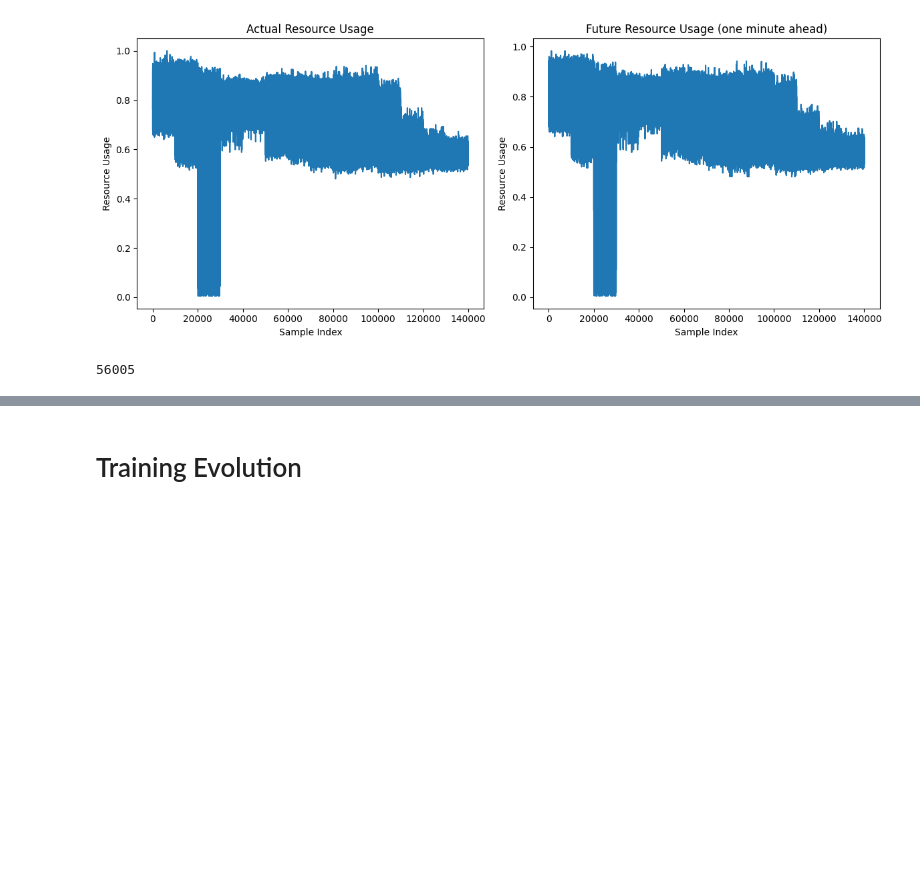
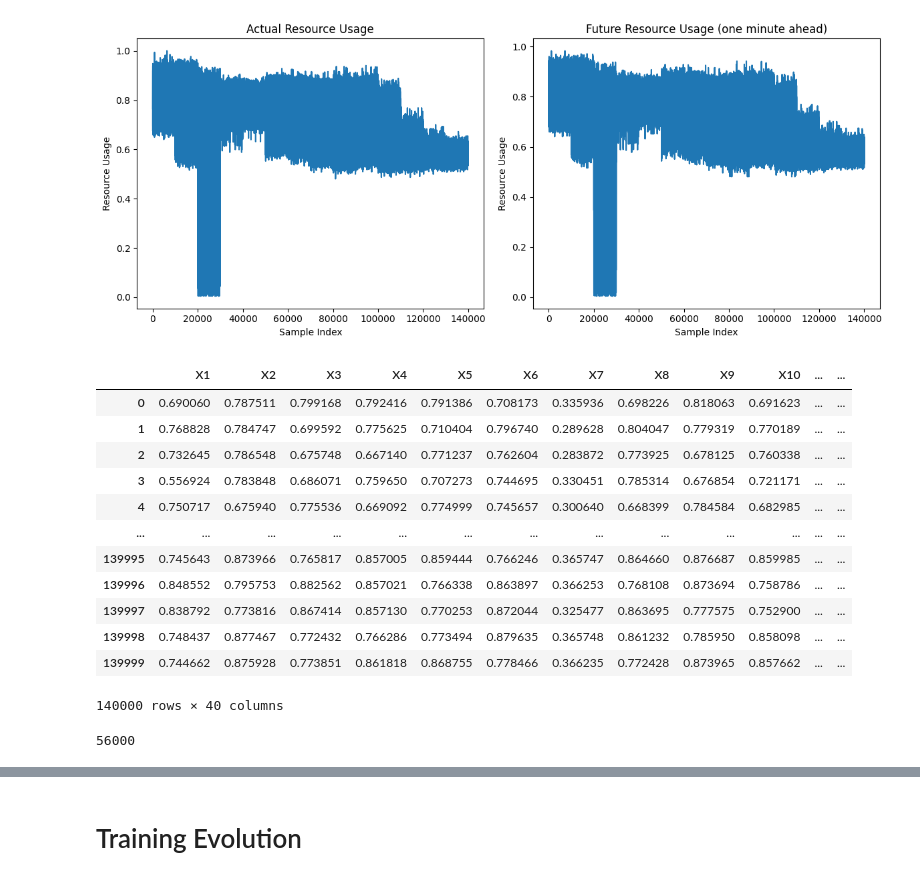
Before and after one commit to lucasmatnibezerra/FailedDetectionCloud, a Jupyter notebook: 5g3e-lstm-training.ipynb, the cells around one changed output, grey strips where cells are left out. Drawn from its saved outputs; the diff is of its cells as text; code cells hidden in the pictures; blank space fills up the shorter version.

```diff
--- a/5g3e-lstm-training.ipynb
+++ b/5g3e-lstm-training.ipynb
@@ -3,7 +3,7 @@ import pandas as pd
 import torch
 import numpy as np
 
-dataset = pd.read_excel("Server_1_Training_Sets/cpu_usage.xlsx")
+#dataset = pd.read_excel("Server_1_Training_Sets/cpu_usage.xlsx")
 #dataset = pd.read_excel("Server_1_Training_Sets/ram_usage.xlsx")
-#dataset = pd.read_excel("Server_1_Training_Sets/network_usage.xlsx")
+dataset = pd.read_excel("Server_1_Training_Sets/network_usage.xlsx")
 # %%
@@ -36 +39,17 @@ plt.show()
+# %%
+dataset[X_columns]
+# %% [output]
+|  | X1 | X2 | X3 | X4 | X5 | X6 | X7 | X8 | X9 | X10 | ... | ... |
+| 0 | 0.690060 | 0.787511 | 0.799168 | 0.792416 | 0.791386 | 0.708173 | 0.335936 | 0.698226 | 0.818063 | 0.691623 | ... | ... |
+| 1 | 0.768828 | 0.784747 | 0.699592 | 0.775625 | 0.710404 | 0.796740 | 0.289628 | 0.804047 | 0.779319 | 0.770189 | ... | ... |
+| 2 | 0.732645 | 0.786548 | 0.675748 | 0.667140 | 0.771237 | 0.762604 | 0.283872 | 0.773925 | 0.678125 | 0.760338 | ... | ... |
+| 3 | 0.556924 | 0.783848 | 0.686071 | 0.759650 | 0.707273 | 0.744695 | 0.330451 | 0.785314 | 0.676854 | 0.721171 | ... | ... |
+| 4 | 0.750717 | 0.675940 | 0.775536 | 0.669092 | 0.774999 | 0.745657 | 0.300640 | 0.668399 | 0.784584 | 0.682985 | ... | ... |
+| ... | ... | ... | ... | ... | ... | ... | ... | ... | ... | ... | ... | ... |
+| 139995 | 0.745643 | 0.873966 | 0.765817 | 0.857005 | 0.859444 | 0.766246 | 0.365747 | 0.864660 | 0.876687 | 0.859985 | ... | ... |
+| 139996 | 0.848552 | 0.795753 | 0.882562 | 0.857021 | 0.766338 | 0.863897 | 0.366253 | 0.768108 | 0.873694 | 0.758786 | ... | ... |
+| 139997 | 0.838792 | 0.773816 | 0.867414 | 0.857130 | 0.770253 | 0.872044 | 0.325477 | 0.863695 | 0.777575 | 0.752900 | ... | ... |
+| 139998 | 0.748437 | 0.877467 | 0.772432 | 0.766286 | 0.773494 | 0.879635 | 0.365748 | 0.861232 | 0.785950 | 0.858098 | ... | ... |
+| 139999 | 0.744662 | 0.875928 | 0.773851 | 0.861818 | 0.868755 | 0.778466 | 0.366235 | 0.772428 | 0.873965 | 0.857662 | ... | ... |
+140000 rows × 40 columns
 # %%
@@ -50,7 +66,7 @@ y_data = y_train
 # %%
-len(X_data)
+len(X_train)
 # %% [output]
-56005
+56000
 # %%
 len(X_val)
 # %% [output]
```
Also changed, not shown: parts of 8 cells of this notebook, 1 other file.
